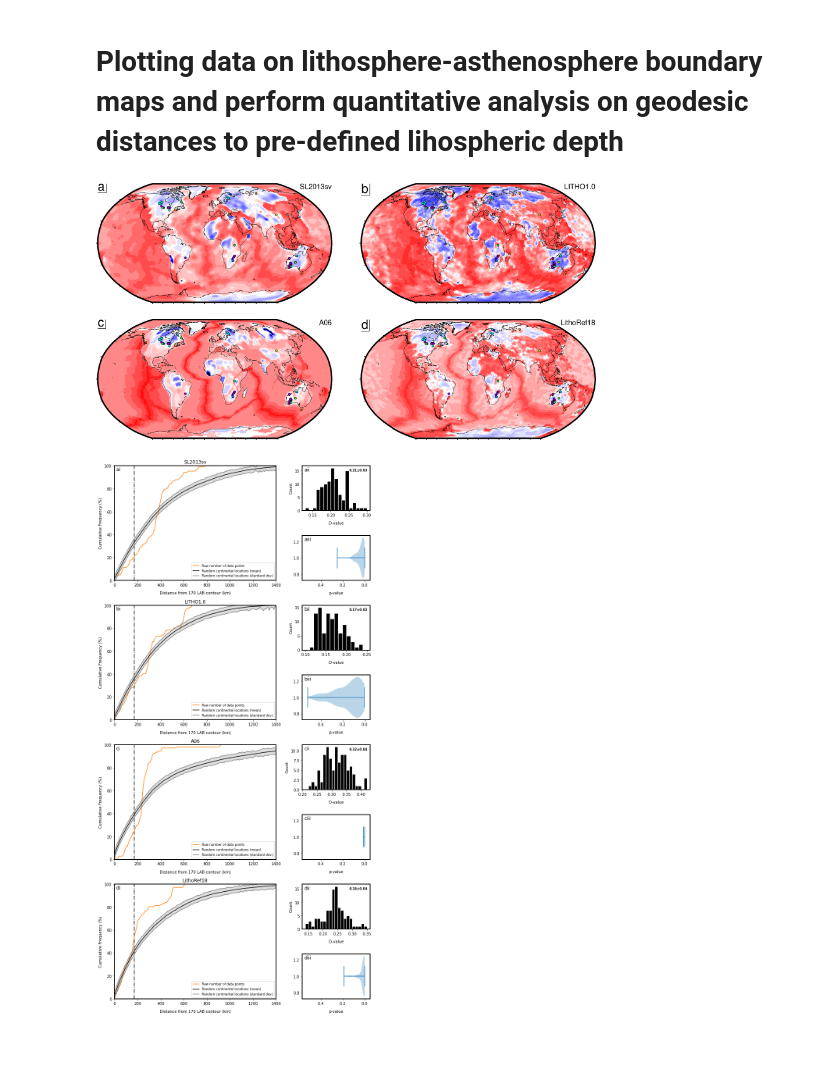
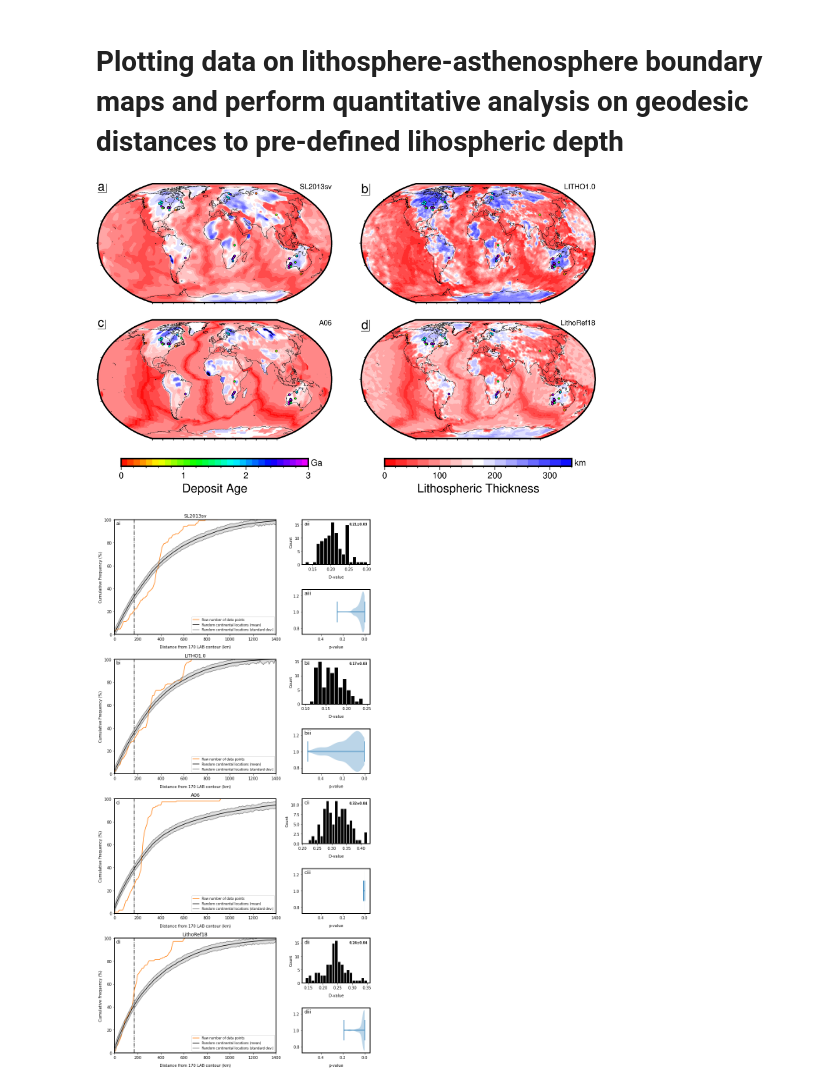
Before and after one commit to EdgarLJH/EMSC3033-Project, a Jupyter notebook: Quantitative_analysis.ipynb, the cells around one changed output. Cells and saved outputs as stored; diff of their text form; code cells hidden in the pictures; blank space fills up the shorter version.

Commit message:
Add colorbars to maps

```diff
--- a/Quantitative_analysis.ipynb
+++ b/Quantitative_analysis.ipynb
@@ -248,34 +248,36 @@ with fig.subplot(nrows=2, ncols=2, figsize=("20c", "10c"), margins="0.1c"):
         pygmt.makecpt(cmap="polar", series=cmap_series_lab, reverse = True)
         fig.grdimage(grid=cwd_a06, projection="N?", frame='f', region = 'd')
         fig.coast(shorelines = "1/0.01,black")
         pygmt.makecpt(cmap="rainbow", series=cmap_series_data, reverse = True)
         fig.plot(x=data_mni[..., 0],
                  y=data_mni[..., 1],
                  color=data_mni[..., 2],
                  cmap = True,
                  style="c0.08c",
                  pen="black")
         fig.text(position = "TL", text = "c", font = "14p", pen = "black")
         fig.text(position="TR", text="A06", font = "8p")
+        fig.colorbar(frame=["x+lDeposit Age", "y+lGa"])
 
     with fig.set_panel(panel=3):
         pygmt.makecpt(cmap="polar", series=cmap_series_lab, reverse = True)
         fig.grdimage(grid=cwd_af, projection="N?", frame='f', region = 'd')
+        fig.colorbar(frame=["x+lLithospheric Thickness", "y+lkm"])
         fig.coast(shorelines = "1/0.01,black")
         pygmt.makecpt(cmap="rainbow", series=cmap_series_data, reverse = True)
         fig.plot(x=data_mni[..., 0],
                  y=data_mni[..., 1],
                  color=data_mni[..., 2],
                  cmap = True,
                  style="c0.08c",
                  pen="black")
         fig.text(position = "TL", text = "d", font = "14p", pen = "black")
         fig.text(position="TR", text="LithoRef18", font = "8p")
 
 fig.show()
 fig.savefig('LAB_maps.jpg') # Save as JPEG
 # %% [output]
-[figure, old version]
+[figure, new version]
 # %%
 # For each LAB map, produce:
 # 1. Cumulative frequency graph for data and random locations' distances from contour z
```
Also changed, not shown: 1 other file.
